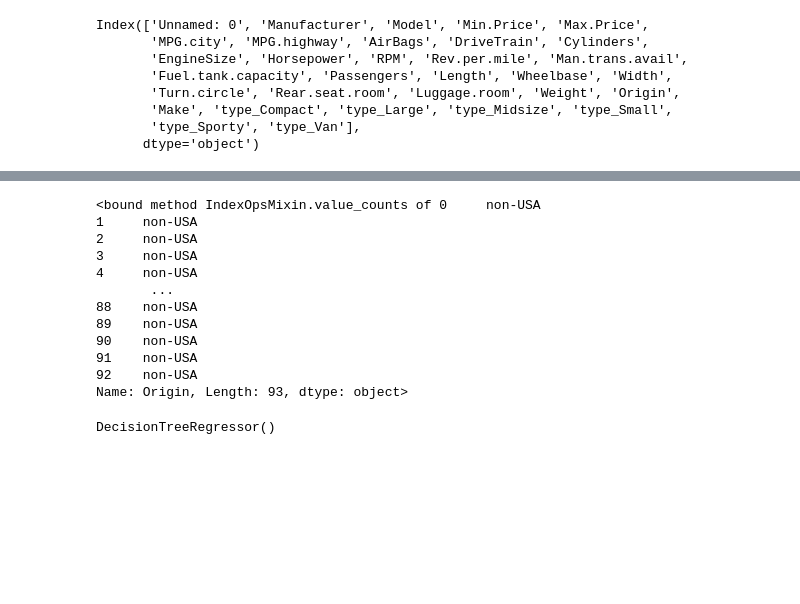
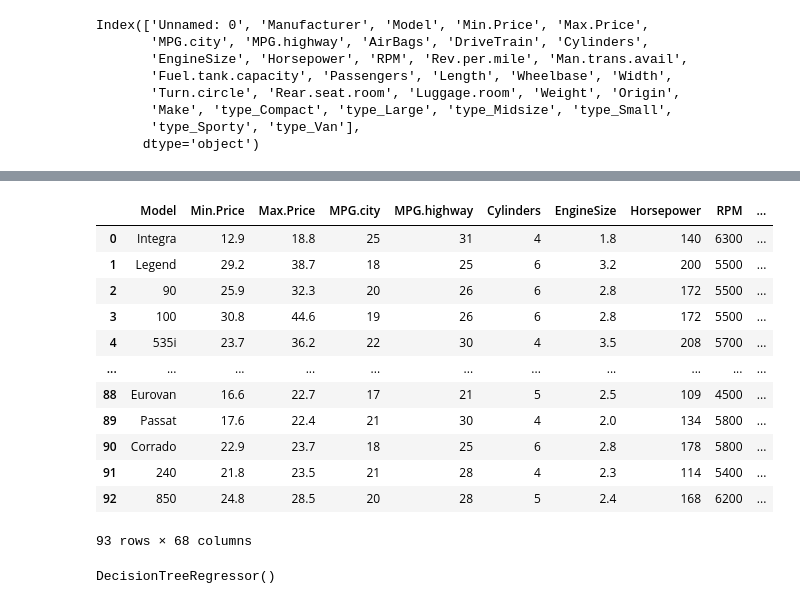
Before and after one commit to Visrael24/RATML, a Jupyter notebook: Becca_space/asmt_decision_tree.ipynb, the cells around one changed output, grey strips where cells are left out. Drawn from its saved outputs; the diff is of its cells as text; code cells hidden in the pictures; blank space fills up the shorter version.

```diff
--- a/Becca_space/asmt_decision_tree.ipynb
+++ b/Becca_space/asmt_decision_tree.ipynb
@@ -132,0 +147,6 @@ Index(['Unnamed: 0', 'Manufacturer', 'Model', 'Min.Price', 'Max.Price',
+# %%
+df = pd.get_dummies(df, columns=['Origin'])
+# %%
+df = pd.get_dummies(df, columns=['AirBags'])
+# %%
+df = pd.get_dummies(df, columns=['Manufacturer'])
@@ -132,0 +173,3 @@ Index(['Unnamed: 0', 'Manufacturer', 'Model', 'Min.Price', 'Max.Price',
+# %%
+df.drop('Unnamed: 0', inplace =True,axis='columns')
+#drop column Unnamed: 0
@@ -133,18 +178,19 @@ Index(['Unnamed: 0', 'Manufacturer', 'Model', 'Min.Price', 'Max.Price',
 # %%
-df.Origin.value_counts
+df
 # %% [output]
+|  | Model | Min.Price | Max.Price | MPG.city | MPG.highway | Cylinders | EngineSize | Horsepower | RPM | ... |
+| 0 | Integra | 12.9 | 18.8 | 25 | 31 | 4 | 1.8 | 140 | 6300 | ... |
+| 1 | Legend | 29.2 | 38.7 | 18 | 25 | 6 | 3.2 | 200 | 5500 | ... |
+| 2 | 90 | 25.9 | 32.3 | 20 | 26 | 6 | 2.8 | 172 | 5500 | ... |
+| 3 | 100 | 30.8 | 44.6 | 19 | 26 | 6 | 2.8 | 172 | 5500 | ... |
+| 4 | 535i | 23.7 | 36.2 | 22 | 30 | 4 | 3.5 | 208 | 5700 | ... |
+| ... | ... | ... | ... | ... | ... | ... | ... | ... | ... | ... |
+| 88 | Eurovan | 16.6 | 22.7 | 17 | 21 | 5 | 2.5 | 109 | 4500 | ... |
+| 89 | Passat | 17.6 | 22.4 | 21 | 30 | 4 | 2.0 | 134 | 5800 | ... |
+| 90 | Corrado | 22.9 | 23.7 | 18 | 25 | 6 | 2.8 | 178 | 5800 | ... |
+| 91 | 240 | 21.8 | 23.5 | 21 | 28 | 4 | 2.3 | 114 | 5400 | ... |
+| 92 | 850 | 24.8 | 28.5 | 20 | 28 | 5 | 2.4 | 168 | 6200 | ... |
-<bound method IndexOpsMixin.value_counts of 0     non-USA
-1     non-USA
-2     non-USA
-3     non-USA
-4     non-USA
-       ...
-88    non-USA
-89    non-USA
-90    non-USA
-91    non-USA
-92    non-USA
-Name: Origin, Length: 93, dtype: object>
+93 rows × 68 columns
 # %%
 X  = df[['MPG.city',
          'Weight',
```
Also changed, not shown: parts of 6 cells of this notebook.
